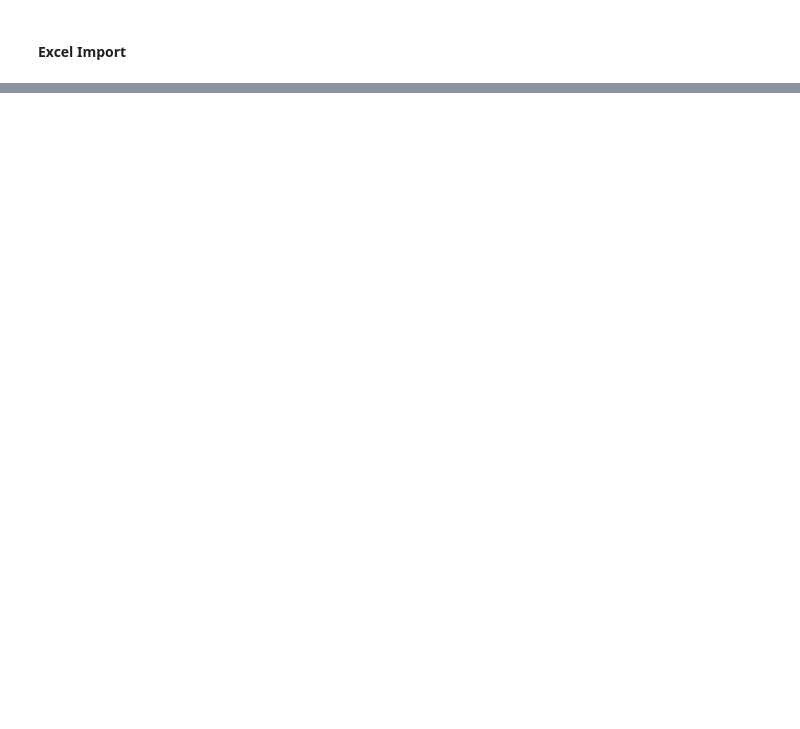
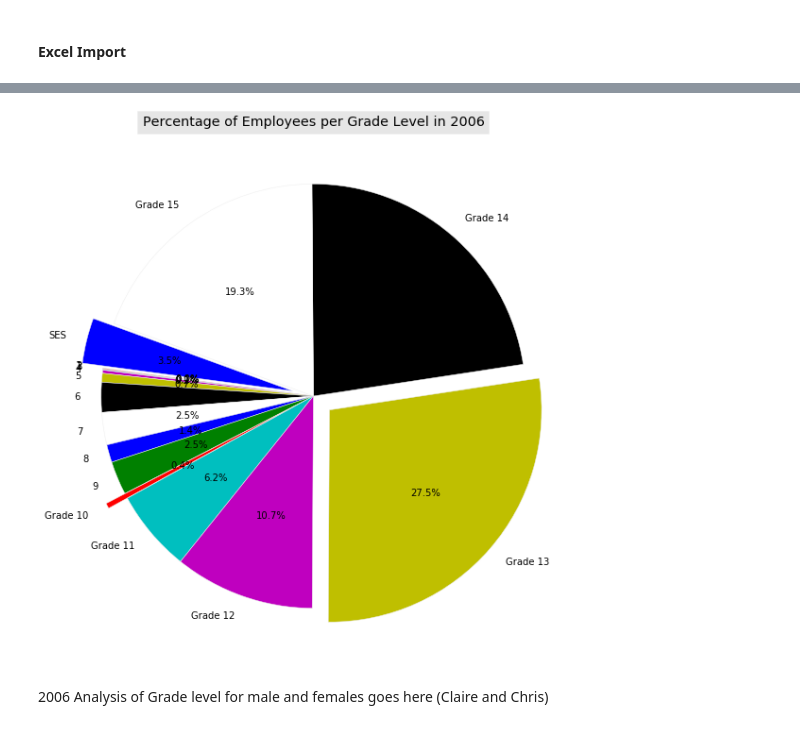
Before and after one commit to clairecDS/DataMiningClass, a Jupyter notebook: 7331 Data Mining - Project 1.ipynb, the cells around one changed output, grey strips where cells are left out. Cells and saved outputs as stored; diff of their text form; code cells hidden in the pictures; blank space fills up the shorter version.

```diff
--- a/7331 Data Mining - Project 1.ipynb
+++ b/7331 Data Mining - Project 1.ipynb
@@ -237,0 +334,20 @@ def calculate_age(bdyr):
+# %%
+# Grades by Percentages in 2006
+figure(1, figsize=(6,6))
+ax = axes([0.2, 0.2, 1.3, 1.3])
+
+# The slices will be ordered and plotted counter-clockwise.
+labels = 'SES', '1', '2', '3', '4', '5', '6', '7', '8', '9', 'Grade 10', 'Grade 11', 'Grade 12', 'Grade 13', 'Grade 14', 'Grade 15'
+fracs = [647, 4, 12, 11, 44, 128, 425, 462, 253, 477, 76, 1168, 2000, 5148, 4254, 3622]
+explode = [0.1,0,0,0,0,0,0,0,0,0,0.1,0,0,0.1,0,0]
+
+pie(fracs, explode=explode, labels=labels,
+                autopct='%1.1f%%', shadow=False, startangle=160)
+
+title('Percentage of Employees per Grade Level in 2006', bbox={'facecolor':'0.9', 'pad':5})
+
+show()
+# %% [output]
+[figure, added]
+# %% [markdown]
+2006 Analysis of Grade level for male and females goes here (Claire and Chris)
```
Also changed, not shown: parts of 47 cells of this notebook.
